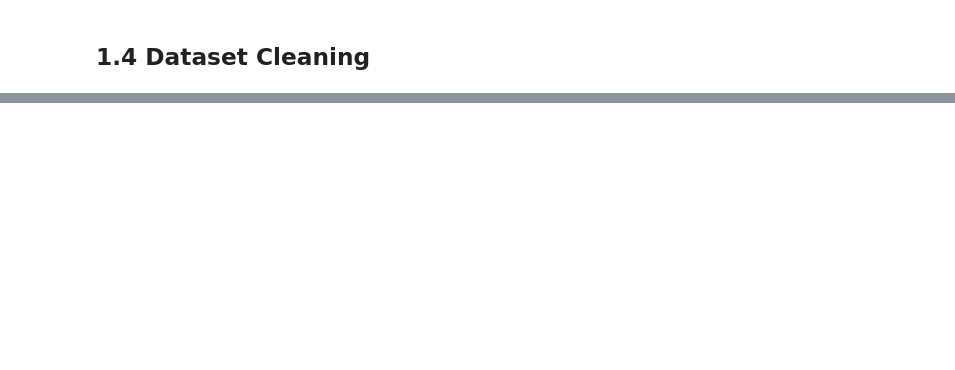
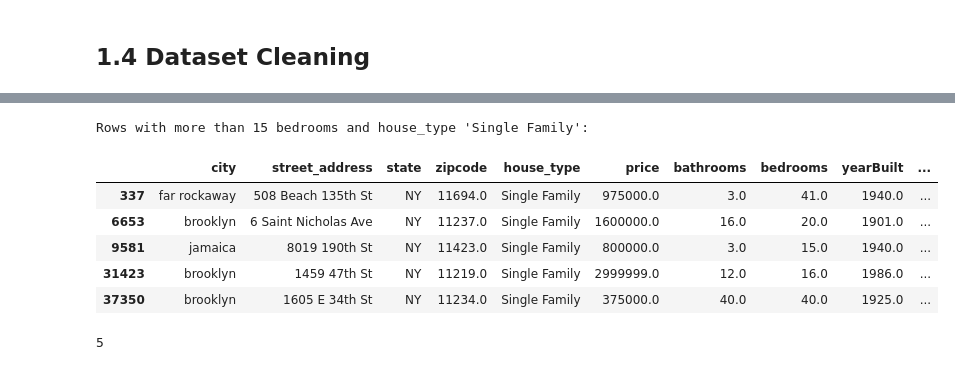
Before and after one commit to Hdubbs81/RealEstate-Insight-Capstone, a Jupyter notebook: 1. RealEstate_Insight_Data_Wrangling.ipynb, the cells around one changed output, grey strips where cells are left out. Saved outputs shown, nothing was run; the diff lists cells and outputs as text; code cells hidden in the pictures; blank space fills up the shorter version.

```diff
--- a/1. RealEstate_Insight_Data_Wrangling.ipynb
+++ b/1. RealEstate_Insight_Data_Wrangling.ipynb
@@ -261,0 +522,4 @@ memory usage: 772.0+ KB
+# %%
+df_3['city'] = df_3['city'].replace('n.y', 'rego park')
+
+df_3['city'] = df_3['city'].replace('blvd', 'flushing')
@@ -261,0 +538,3 @@ memory usage: 772.0+ KB
+# %%
+# Remove duplicate rows
+df_3 = df_3.drop_duplicates()
@@ -261,0 +543,21 @@ memory usage: 772.0+ KB
+# %%
+# Filter rows where the 'bedrooms' column has values greater than 15 and 'house_type' is 'Single Family'
+filtered_df = df_3[(df_3['bedrooms'] >= 15) & (df_3['house_type'] == 'Single Family')]
+
+# Display the result
+print("Rows with more than 15 bedrooms and house_type 'Single Family':")
+filtered_df
+# %% [output]
+Rows with more than 15 bedrooms and house_type 'Single Family':
+|  | city | street_address | state | zipcode | house_type | price | bathrooms | bedrooms | yearBuilt | ... |
+| 337 | far rockaway | 508 Beach 135th St | NY | 11694.0 | Single Family | 975000.0 | 3.0 | 41.0 | 1940.0 | ... |
+| 6653 | brooklyn | 6 Saint Nicholas Ave | NY | 11237.0 | Single Family | 1600000.0 | 16.0 | 20.0 | 1901.0 | ... |
+| 9581 | jamaica | 8019 190th St | NY | 11423.0 | Single Family | 800000.0 | 3.0 | 15.0 | 1940.0 | ... |
+| 31423 | brooklyn | 1459 47th St | NY | 11219.0 | Single Family | 2999999.0 | 12.0 | 16.0 | 1986.0 | ... |
+| 37350 | brooklyn | 1605 E 34th St | NY | 11234.0 | Single Family | 375000.0 | 40.0 | 40.0 | 1925.0 | ... |
+# %%
+# Count the number of rows
+count_filtered_rows = filtered_df.shape[0]
+count_filtered_rows
+# %% [output]
+5
```
Also changed, not shown: parts of 53 cells of this notebook.
